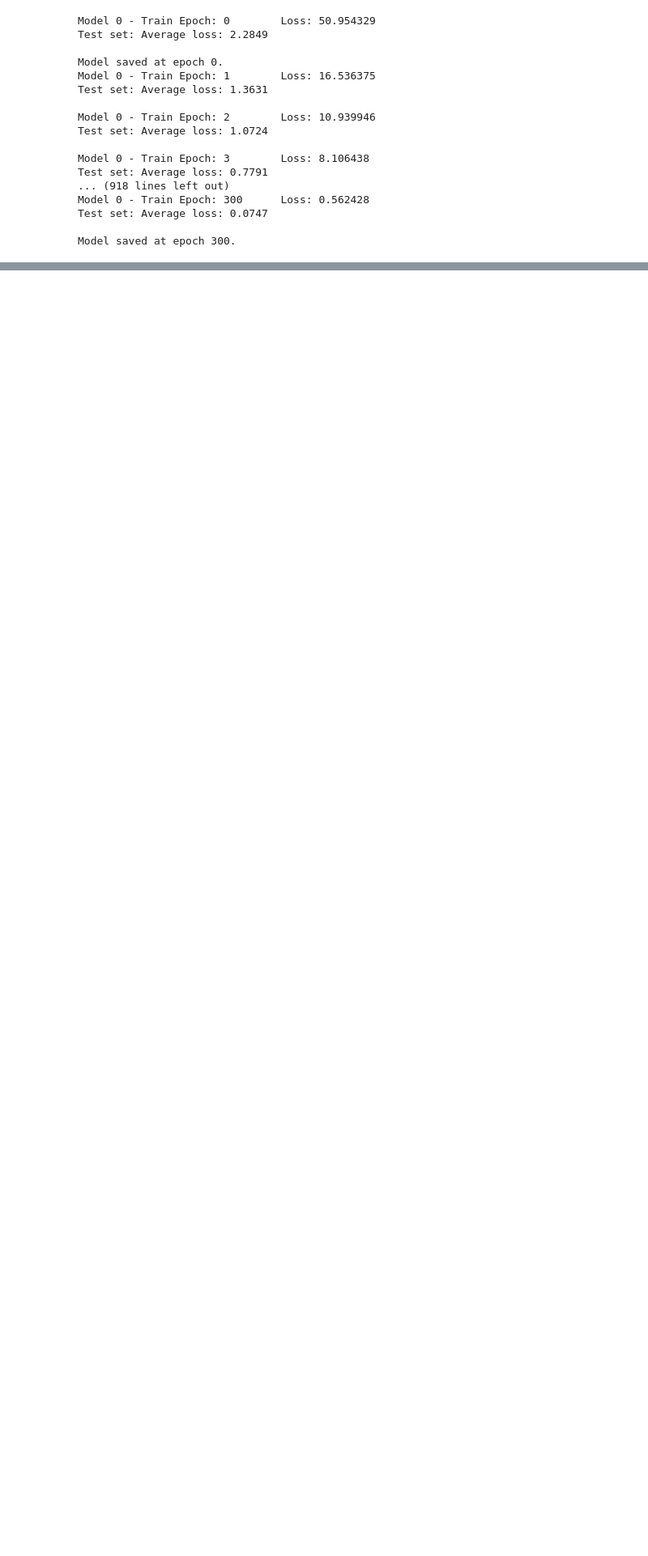
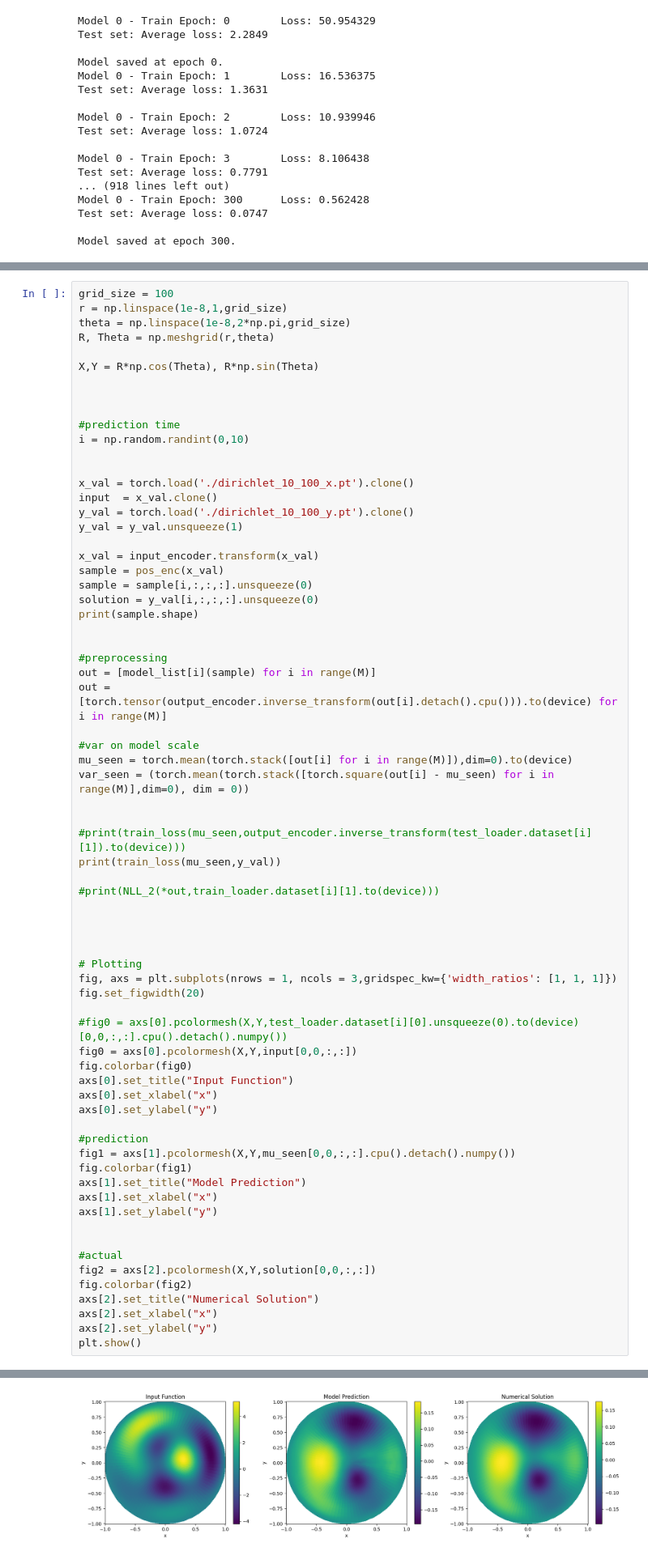
Before and after one commit to frasermartinx/MScProject, a Jupyter notebook: code/plot_visualizer.ipynb, the cells around one changed output, grey strips where cells are left out. Shown at 81% size. Drawn from its saved outputs; the diff is of its cells as text; blank space fills up the shorter version.

```diff
--- a/code/plot_visualizer.ipynb
+++ b/code/plot_visualizer.ipynb
@@ -416,0 +413,70 @@ Text(0, 0.5, 'y')
+# %%
+grid_size = 100
+r = np.linspace(1e-8,1,grid_size)
+theta = np.linspace(1e-8,2*np.pi,grid_size)
+R, Theta = np.meshgrid(r,theta)
+
+X,Y = R*np.cos(Theta), R*np.sin(Theta)
+
+
+
+#prediction time
+i = np.random.randint(0,10)
+
+
+x_val = torch.load('./dirichlet_10_100_x.pt').clone()
+input  = x_val.clone()
+y_val = torch.load('./dirichlet_10_100_y.pt').clone()
+y_val = y_val.unsqueeze(1)
+
+x_val = input_encoder.transform(x_val)
+sample = pos_enc(x_val)
+sample = sample[i,:,:,:].unsqueeze(0)
+solution = y_val[i,:,:,:].unsqueeze(0)
+print(sample.shape)
+
+
+#preprocessing
+out = [model_list[i](sample) for i in range(M)]
+out = [torch.tensor(output_encoder.inverse_transform(out[i].detach().cpu())).to(device) for i in range(M)]
+
+#var on model scale
+mu_seen = torch.mean(torch.stack([out[i] for i in range(M)]),dim=0).to(device)
+var_seen = (torch.mean(torch.stack([torch.square(out[i] - mu_seen) for i in range(M)],dim=0), dim = 0))
+
+
+#print(train_loss(mu_seen,output_encoder.inverse_transform(test_loader.dataset[i][1]).to(device)))
+print(train_loss(mu_seen,y_val))
+
+#print(NLL_2(*out,train_loader.dataset[i][1].to(device)))
+
+
+
+
+# Plotting
+fig, axs = plt.subplots(nrows = 1, ncols = 3,gridspec_kw={'width_ratios': [1, 1, 1]})
+fig.set_figwidth(20)
+
+#fig0 = axs[0].pcolormesh(X,Y,test_loader.dataset[i][0].unsqueeze(0).to(device)[0,0,:,:].cpu().detach().numpy())
+fig0 = axs[0].pcolormesh(X,Y,input[0,0,:,:])
+fig.colorbar(fig0)
+axs[0].set_title("Input Function")
+axs[0].set_xlabel("x")
+axs[0].set_ylabel("y")
+
+#prediction
+fig1 = axs[1].pcolormesh(X,Y,mu_seen[0,0,:,:].cpu().detach().numpy())
+fig.colorbar(fig1)
+axs[1].set_title("Model Prediction")
+axs[1].set_xlabel("x")
+axs[1].set_ylabel("y")
+
+
+#actual
+fig2 = axs[2].pcolormesh(X,Y,solution[0,0,:,:])
+fig.colorbar(fig2)
+axs[2].set_title("Numerical Solution")
+axs[2].set_xlabel("x")
+axs[2].set_ylabel("y")
+plt.show()
+# %% [output]
@@ -416,0 +485 @@ Text(0, 0.5, 'y')
+[figure, added]
```
Also changed, not shown: parts of 11 cells of this notebook.
